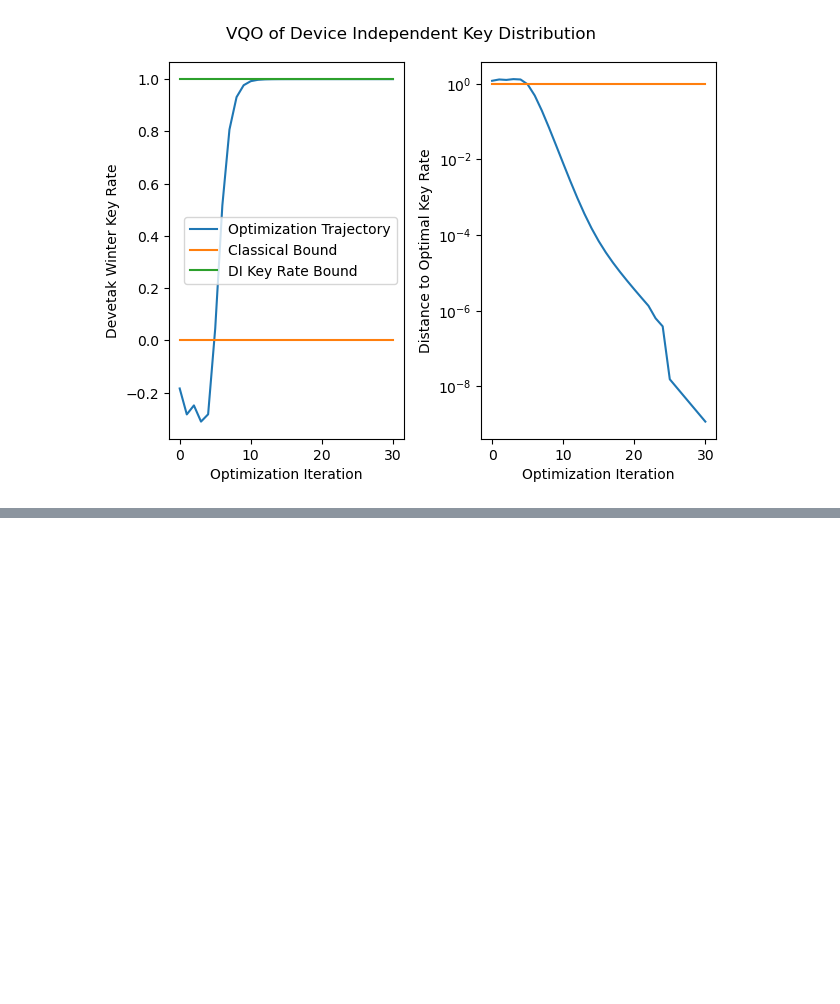
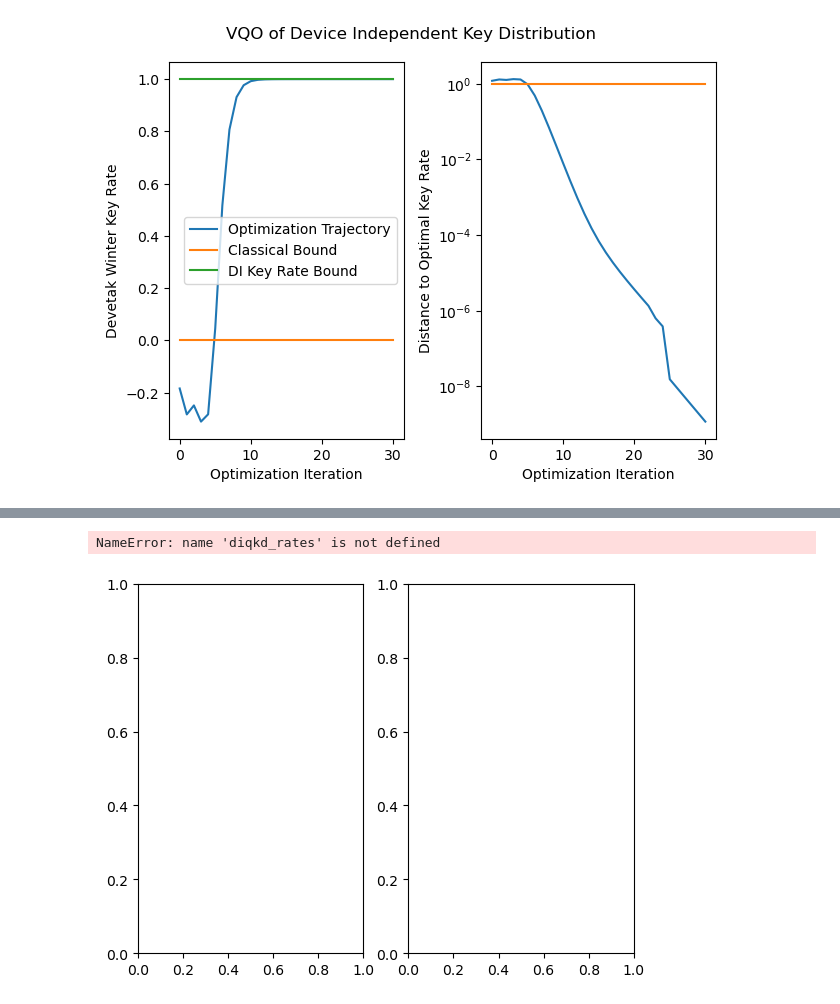
Before and after one commit to ChitambarLab/pennylane-kinesis-plugin, a Jupyter notebook: next_steps_demo.ipynb, the cells around one changed output, grey strips where cells are left out. Saved outputs shown, nothing was run; the diff lists cells and outputs as text; code cells hidden in the pictures; blank space fills up the shorter version.

```diff
--- a/next_steps_demo.ipynb
+++ b/next_steps_demo.ipynb
@@ -478,0 +513,45 @@ plt.tight_layout()
+# %%
+fig, (ax1, ax2) = plt.subplots(ncols=2)
+
+
+ax1.plot(
+    range(len(diqkd_rates)),
+    diqkd_rates,
+    label="Optimization Trajectory"
+)
+ax1.plot(
+    range(len(diqkd_rates)),
+    [0] * len(diqkd_rates),
+    label="Classical Bound"
+)
+
+ax1.plot(
+    range(len(diqkd_rates)),
+    [1] * len(diqkd_rates),
+    label="DI Key Rate Bound"
+)
+
+ax1.legend()
+
+fig.suptitle("VQO of Device Independent Key Distribution")
+
+ax2.semilogy(
+    range(len(diqkd_rates)),
+    1 - diqkd_rates,
+    label="optimization trajectory"
+)
+ax2.semilogy(
+    range(len(diqkd_rates)),
+    [1] * len(diqkd_rates),
+    label="classical bound"
+)
+ax1.set_ylabel("Devetak Winter Key Rate")
+ax1.set_xlabel("Optimization Iteration")
+
+ax2.set_ylabel("Distance to Optimal Key Rate")
+ax2.set_xlabel("Optimization Iteration")
+
+plt.tight_layout()
+# %% [output]
+NameError: name 'diqkd_rates' is not defined
+[figure, added]
```
Also changed, not shown: parts of 3 cells of this notebook, 47 other files.
